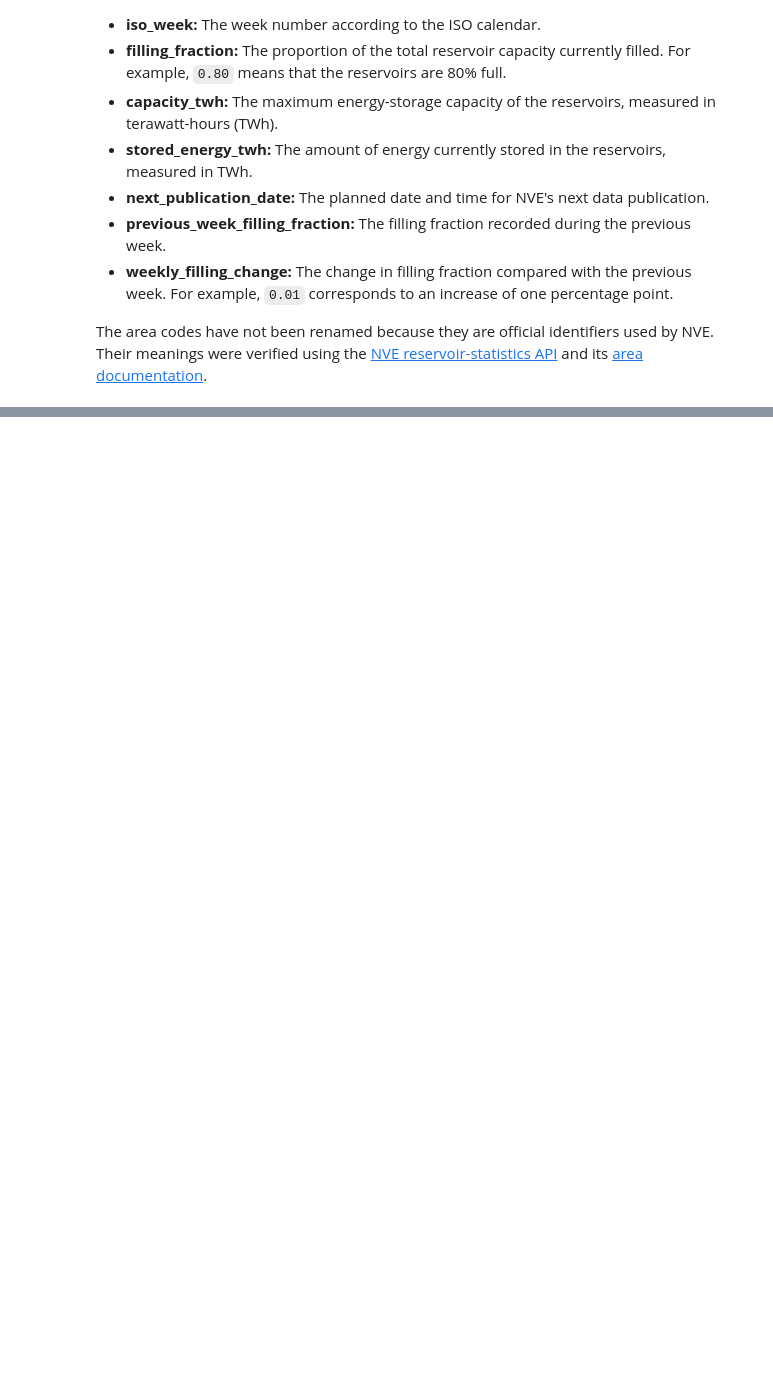
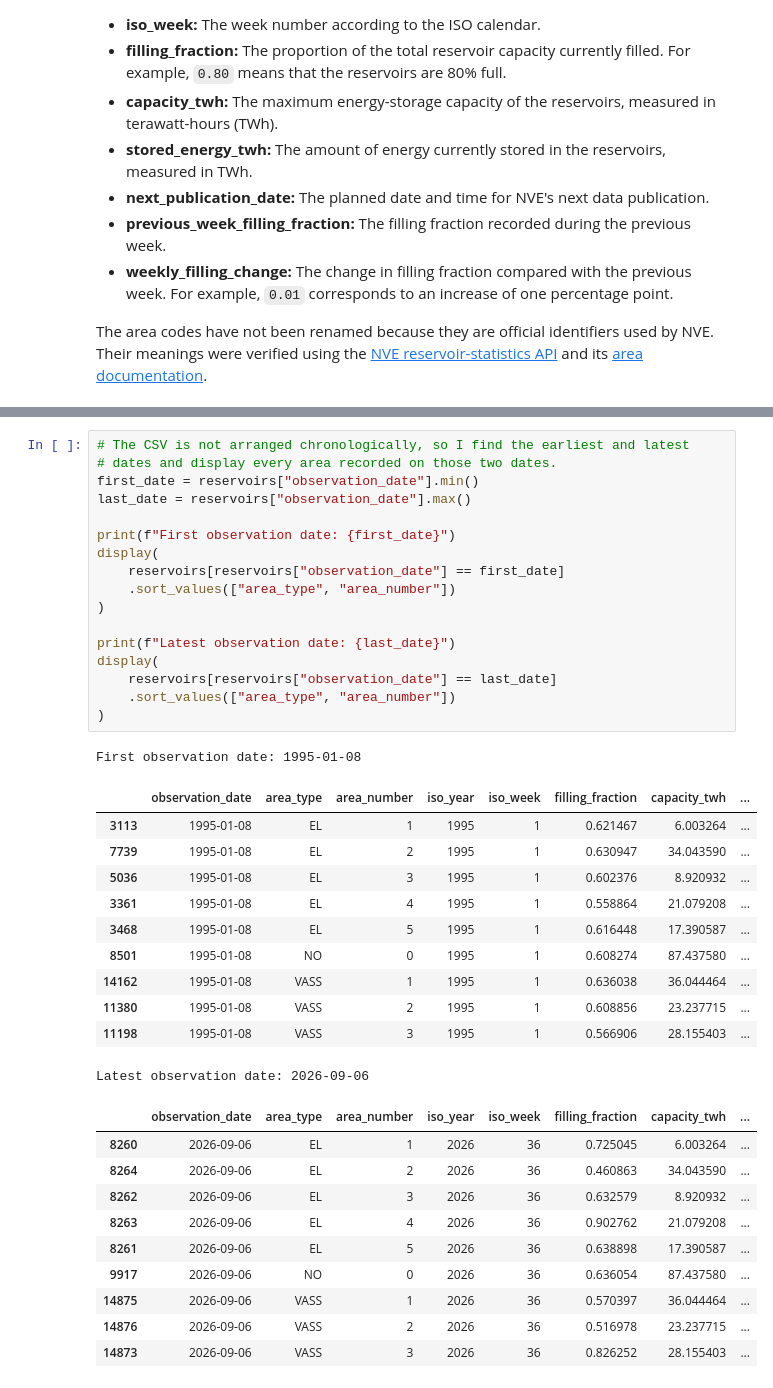
Before and after one commit to G0KU-DOTCOM/Streamlit_dashboard, a Jupyter notebook: notebooks/prosjekt_part1.ipynb, the cells around one changed output, grey strips where cells are left out. Saved outputs shown, nothing was run; the diff lists cells and outputs as text; blank space fills up the shorter version.

```diff
--- a/notebooks/prosjekt_part1.ipynb
+++ b/notebooks/prosjekt_part1.ipynb
@@ -111,0 +134,40 @@ and its
+# %%
+# The CSV is not arranged chronologically, so I find the earliest and latest
+# dates and display every area recorded on those two dates.
+first_date = reservoirs["observation_date"].min()
+last_date = reservoirs["observation_date"].max()
+
+print(f"First observation date: {first_date}")
+display(
+    reservoirs[reservoirs["observation_date"] == first_date]
+    .sort_values(["area_type", "area_number"])
+)
+
+print(f"Latest observation date: {last_date}")
+display(
+    reservoirs[reservoirs["observation_date"] == last_date]
+    .sort_values(["area_type", "area_number"])
+)
+# %% [output]
+First observation date: 1995-01-08
+|  | observation_date | area_type | area_number | iso_year | iso_week | filling_fraction | capacity_twh | ... |
+| 3113 | 1995-01-08 | EL | 1 | 1995 | 1 | 0.621467 | 6.003264 | ... |
+| 7739 | 1995-01-08 | EL | 2 | 1995 | 1 | 0.630947 | 34.043590 | ... |
+| 5036 | 1995-01-08 | EL | 3 | 1995 | 1 | 0.602376 | 8.920932 | ... |
+| 3361 | 1995-01-08 | EL | 4 | 1995 | 1 | 0.558864 | 21.079208 | ... |
+| 3468 | 1995-01-08 | EL | 5 | 1995 | 1 | 0.616448 | 17.390587 | ... |
+| 8501 | 1995-01-08 | NO | 0 | 1995 | 1 | 0.608274 | 87.437580 | ... |
+| 14162 | 1995-01-08 | VASS | 1 | 1995 | 1 | 0.636038 | 36.044464 | ... |
+| 11380 | 1995-01-08 | VASS | 2 | 1995 | 1 | 0.608856 | 23.237715 | ... |
+| 11198 | 1995-01-08 | VASS | 3 | 1995 | 1 | 0.566906 | 28.155403 | ... |
+Latest observation date: 2026-09-06
+|  | observation_date | area_type | area_number | iso_year | iso_week | filling_fraction | capacity_twh | ... |
+| 8260 | 2026-09-06 | EL | 1 | 2026 | 36 | 0.725045 | 6.003264 | ... |
+| 8264 | 2026-09-06 | EL | 2 | 2026 | 36 | 0.460863 | 34.043590 | ... |
+| 8262 | 2026-09-06 | EL | 3 | 2026 | 36 | 0.632579 | 8.920932 | ... |
+| 8263 | 2026-09-06 | EL | 4 | 2026 | 36 | 0.902762 | 21.079208 | ... |
+| 8261 | 2026-09-06 | EL | 5 | 2026 | 36 | 0.638898 | 17.390587 | ... |
+| 9917 | 2026-09-06 | NO | 0 | 2026 | 36 | 0.636054 | 87.437580 | ... |
+| 14875 | 2026-09-06 | VASS | 1 | 2026 | 36 | 0.570397 | 36.044464 | ... |
+| 14876 | 2026-09-06 | VASS | 2 | 2026 | 36 | 0.516978 | 23.237715 | ... |
+| 14873 | 2026-09-06 | VASS | 3 | 2026 | 36 | 0.826252 | 28.155403 | ... |
```
Also changed, not shown: parts of 4 cells of this notebook.
